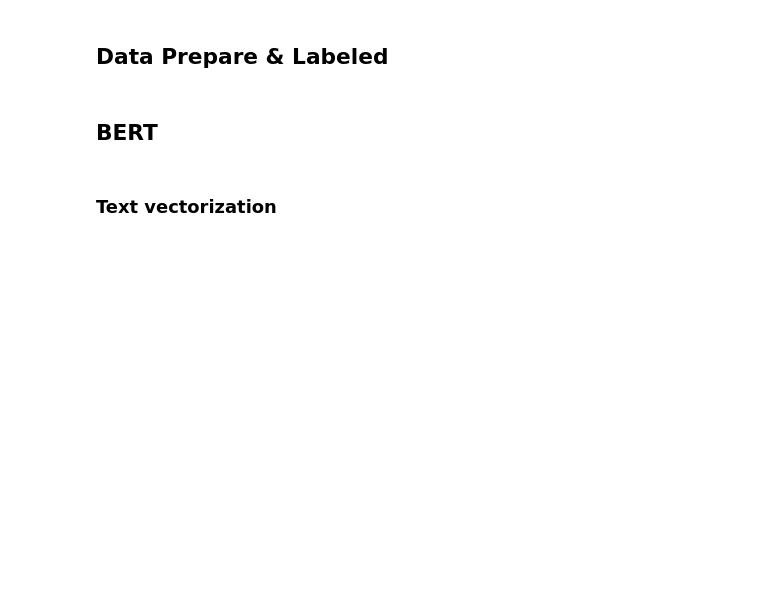
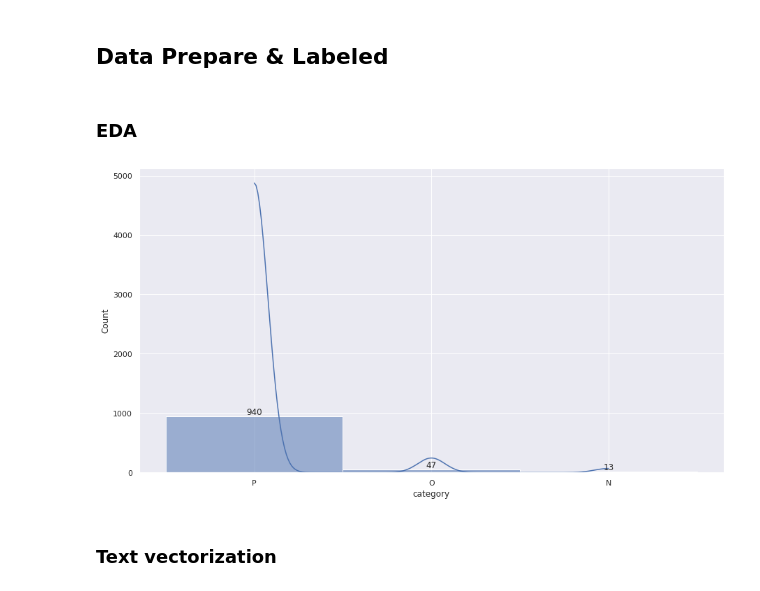
Before and after one commit to jianzhichun/6002, a Jupyter notebook: bert(dianping-cn)+nn(linear(768,5)+dropout(0.5)).ipynb, the cells around one changed output. Cells and saved outputs as stored; diff of their text form; code cells hidden in the pictures; blank space fills up the shorter version.

```diff
--- a/bert(dianping-cn)+nn(linear(768,5)+dropout(0.5)).ipynb
+++ b/bert(dianping-cn)+nn(linear(768,5)+dropout(0.5)).ipynb
@@ -8,9 +11,18 @@ import pandas as pd
 # label_df.to_csv('dataset/sample_1000.csv')
 # %%
 sample_df = pd.read_excel('dataset/sample_1000.xlsx')
-sample_df['category'] = sample_df['情感倾向']
+sample_df['category'] = sample_df['情感倾向'].apply(lambda x: 'O' if x == '其他' else x)
 # %% [markdown]
-## BERT
+### EDA
+# %%
+import seaborn as sns
+import matplotlib.pyplot as plt
+
+y = sns.histplot(sample_df['category'], kde=True, stat="count")
+y.bar_label(y.containers[0])
+plt.show()
+# %% [output]
+[figure, added]
 # %% [markdown]
 ### Text vectorization
 # %%
```
Also changed, not shown: parts of 11 cells of this notebook, 1 other file.
